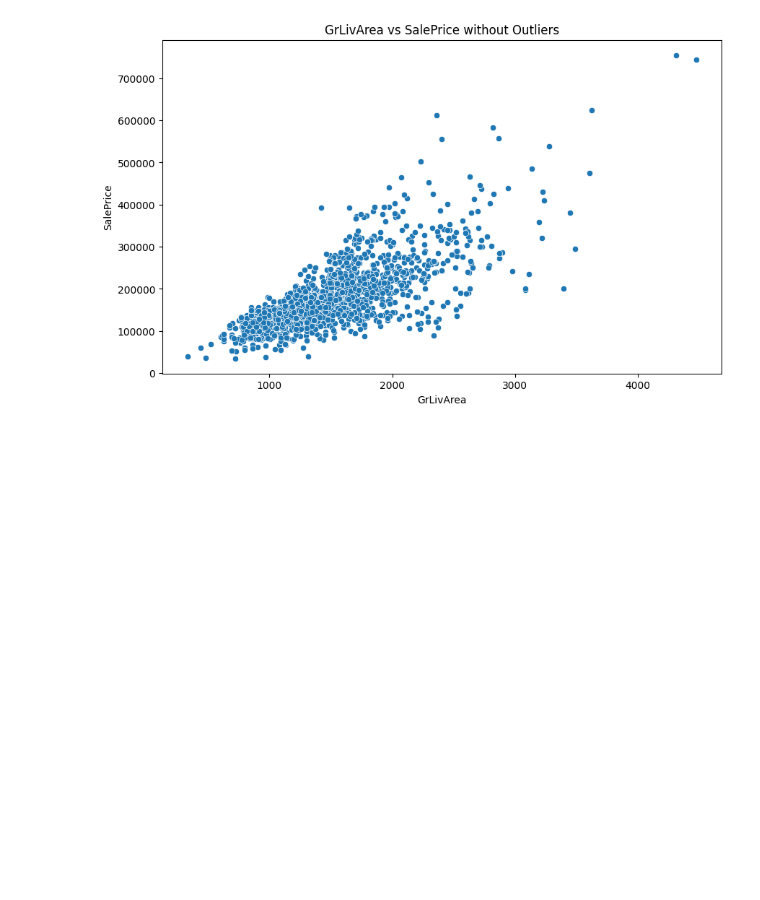
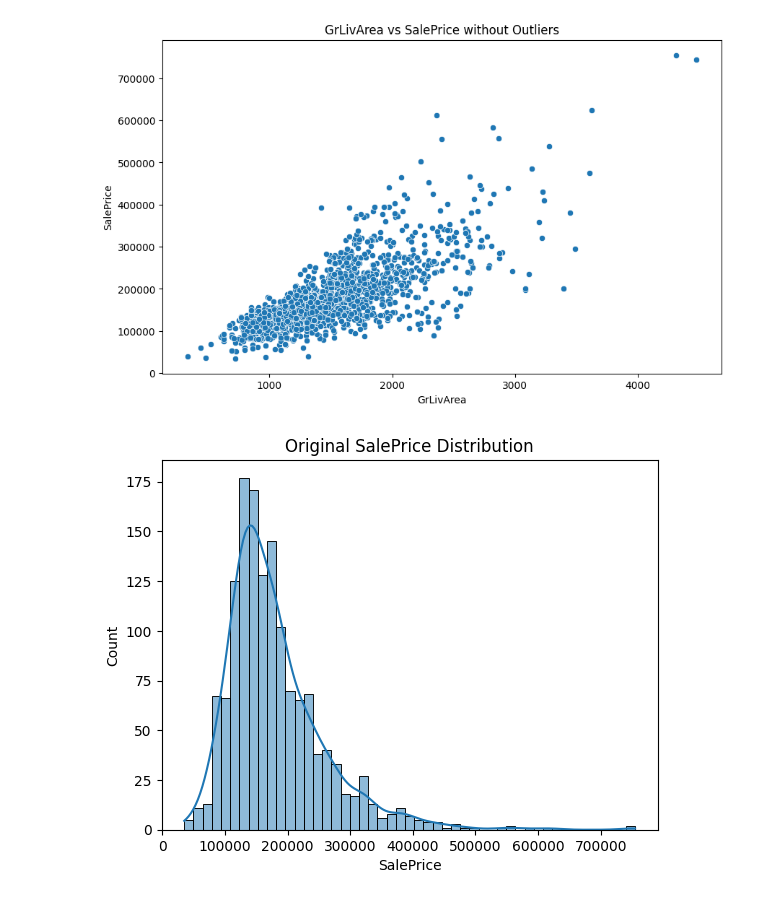
Before and after one commit to ikruL/house-price-prediction, a Jupyter notebook: house_prediction.ipynb, the cells around one changed output. Cells and saved outputs as stored; diff of their text form; code cells hidden in the pictures; blank space fills up the shorter version.

```diff
--- a/house_prediction.ipynb
+++ b/house_prediction.ipynb
@@ -106,3 +106,10 @@ plt.show()
 # %% [output]
 [figure]
 [figure]
+# %%
+# Check distribution of SalePrice
+sns.histplot(x=df['SalePrice'], kde=True)
+plt.title('Original SalePrice Distribution')
+plt.show()
+# %% [output]
+[figure, added]
```
Also changed, not shown: parts of 1 cell of this notebook.
